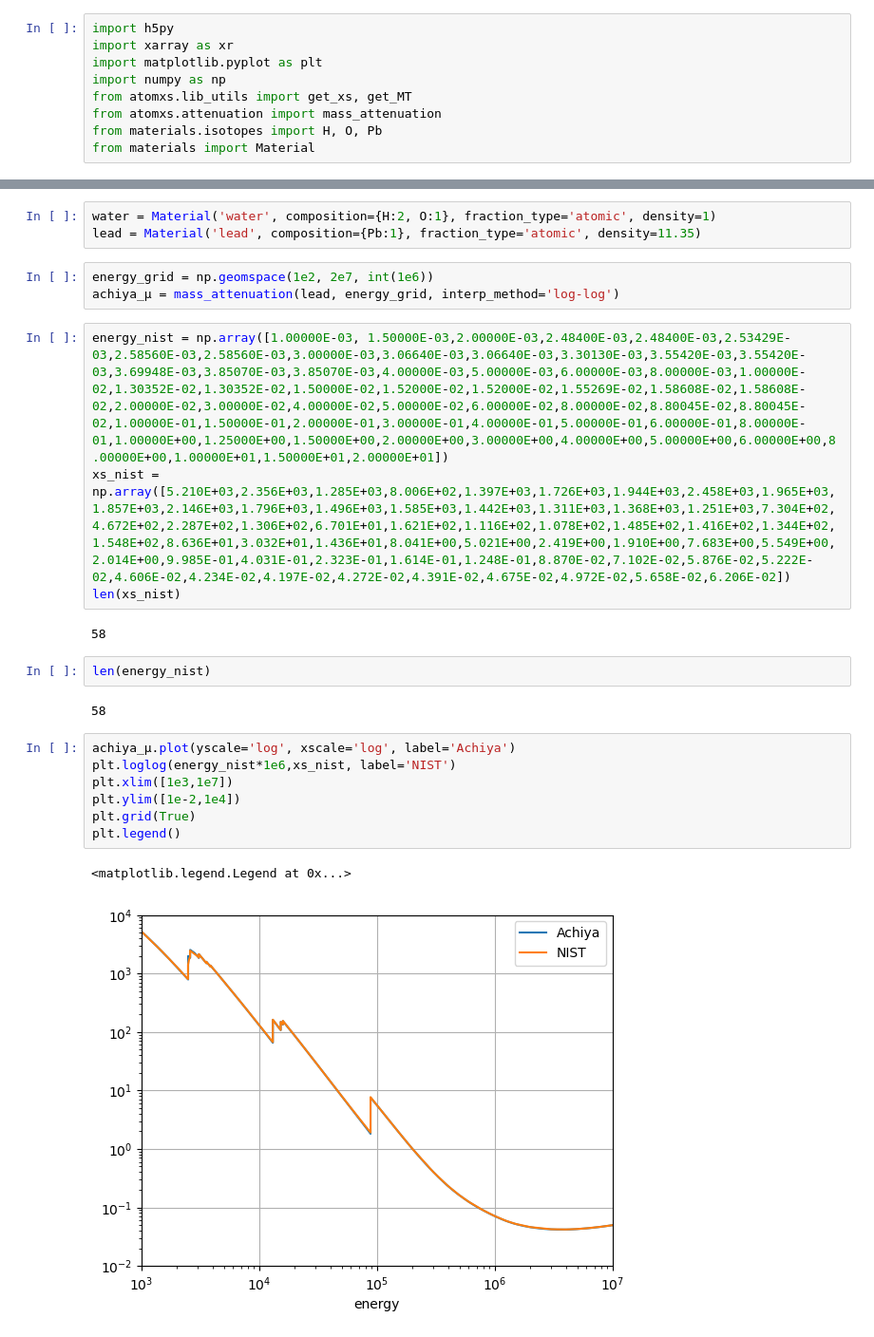
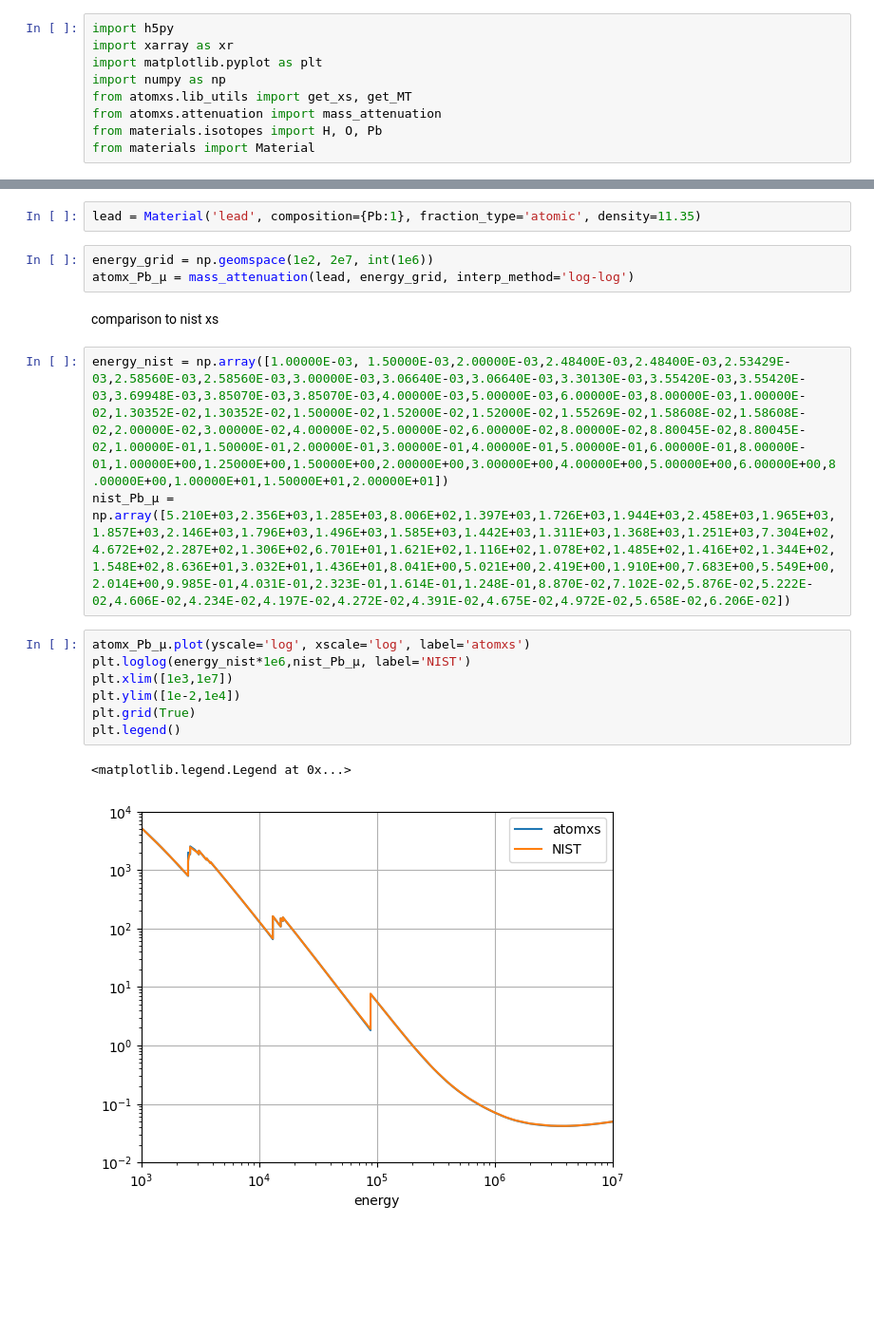
Before and after one commit to achiyaAmrusi/atomxs, a Jupyter notebook: Examples/user example.ipynb, the cells around one changed output, grey strips where cells are left out. Shown at 95% size. Saved outputs shown, nothing was run; the diff lists cells and outputs as text; blank space fills up the shorter version.

```diff
--- a/Examples/user example.ipynb
+++ b/Examples/user example.ipynb
@@ -37,26 +12,20 @@ get_MT([10,1])
 # %%
-water = Material('water', composition={H:2, O:1}, fraction_type='atomic', density=1)
 lead = Material('lead', composition={Pb:1}, fraction_type='atomic', density=11.35)
 # %%
 energy_grid = np.geomspace(1e2, 2e7, int(1e6))
-achiya_μ = mass_attenuation(lead, energy_grid, interp_method='log-log')
+atomx_Pb_μ = mass_attenuation(lead, energy_grid, interp_method='log-log')
+# %% [markdown]
+comparison to nist xs
 # %%
 energy_nist = np.array([1.00000E-03, 1.50000E-03,2.00000E-03,2.48400E-03,2.48400E-03,2.53429E-03,2.58560E-03,2.58560E-03,3.00000E-03,3.06640E-03,3.06640E-03,3.30130E-03,3.55420E-03,3.55420E-03,3.69948E-03,3.85070E-03,3.85070E-03,4.00000E-03,5.00000E-03,6.00000E-03,8.00000E-03,1.00000E-02,1.30352E-02,1.30352E-02,1.50000E-02,1.52000E-02,1.52000E-02,1.55269E-02,1.58608E-02,1.58608E-02,2.00000E-02,3.00000E-02,4.00000E-02,5.00000E-02,6.00000E-02,8.00000E-02,8.80045E-02,8.80045E-02,1.00000E-01,1.50000E-01,2.00000E-01,3.00000E-01,4.00000E-01,5.00000E-01,6.00000E-01,8.00000E-01,1.00000E+00,1.25000E+00,1.50000E+00,2.00000E+00,3.00000E+00,4.00000E+00,5.00000E+00,6.00000E+00,8.00000E+00,1.00000E+01,1.50000E+01,2.00000E+01])
-xs_nist = np.array([5.210E+03,2.356E+03,1.285E+03,8.006E+02,1.397E+03,1.726E+03,1.944E+03,2.458E+03,1.965E+03,1.857E+03,2.146E+03,1.796E+03,1.496E+03,1.585E+03,1.442E+03,1.311E+03,1.368E+03,1.251E+03,7.304E+02,4.672E+02,2.287E+02,1.306E+02,6.701E+01,1.621E+02,1.116E+02,1.078E+02,1.485E+02,1.416E+02,1.344E+02,1.548E+02,8.636E+01,3.032E+01,1.436E+01,8.041E+00,5.021E+00,2.419E+00,1.910E+00,7.683E+00,5.549E+00,2.014E+00,9.985E-01,4.031E-01,2.323E-01,1.614E-01,1.248E-01,8.870E-02,7.102E-02,5.876E-02,5.222E-02,4.606E-02,4.234E-02,4.197E-02,4.272E-02,4.391E-02,4.675E-02,4.972E-02,5.658E-02,6.206E-02])
-len(xs_nist)
+nist_Pb_μ = np.array([5.210E+03,2.356E+03,1.285E+03,8.006E+02,1.397E+03,1.726E+03,1.944E+03,2.458E+03,1.965E+03,1.857E+03,2.146E+03,1.796E+03,1.496E+03,1.585E+03,1.442E+03,1.311E+03,1.368E+03,1.251E+03,7.304E+02,4.672E+02,2.287E+02,1.306E+02,6.701E+01,1.621E+02,1.116E+02,1.078E+02,1.485E+02,1.416E+02,1.344E+02,1.548E+02,8.636E+01,3.032E+01,1.436E+01,8.041E+00,5.021E+00,2.419E+00,1.910E+00,7.683E+00,5.549E+00,2.014E+00,9.985E-01,4.031E-01,2.323E-01,1.614E-01,1.248E-01,8.870E-02,7.102E-02,5.876E-02,5.222E-02,4.606E-02,4.234E-02,4.197E-02,4.272E-02,4.391E-02,4.675E-02,4.972E-02,5.658E-02,6.206E-02])
-# %% [output]
-58
-# %%
-len(energy_nist)
-# %% [output]
-58
 # %%
-achiya_μ.plot(yscale='log', xscale='log', label='Achiya')
-plt.loglog(energy_nist*1e6,xs_nist, label='NIST')
+atomx_Pb_μ.plot(yscale='log', xscale='log', label='atomxs')
+plt.loglog(energy_nist*1e6,nist_Pb_μ, label='NIST')
 plt.xlim([1e3,1e7])
 plt.ylim([1e-2,1e4])
 plt.grid(True)
 plt.legend()
 # %% [output]
 <matplotlib.legend.Legend at 0x...>
-[figure, old version]
+[figure, new version]
```
Also changed, not shown: parts of 11 cells of this notebook.
